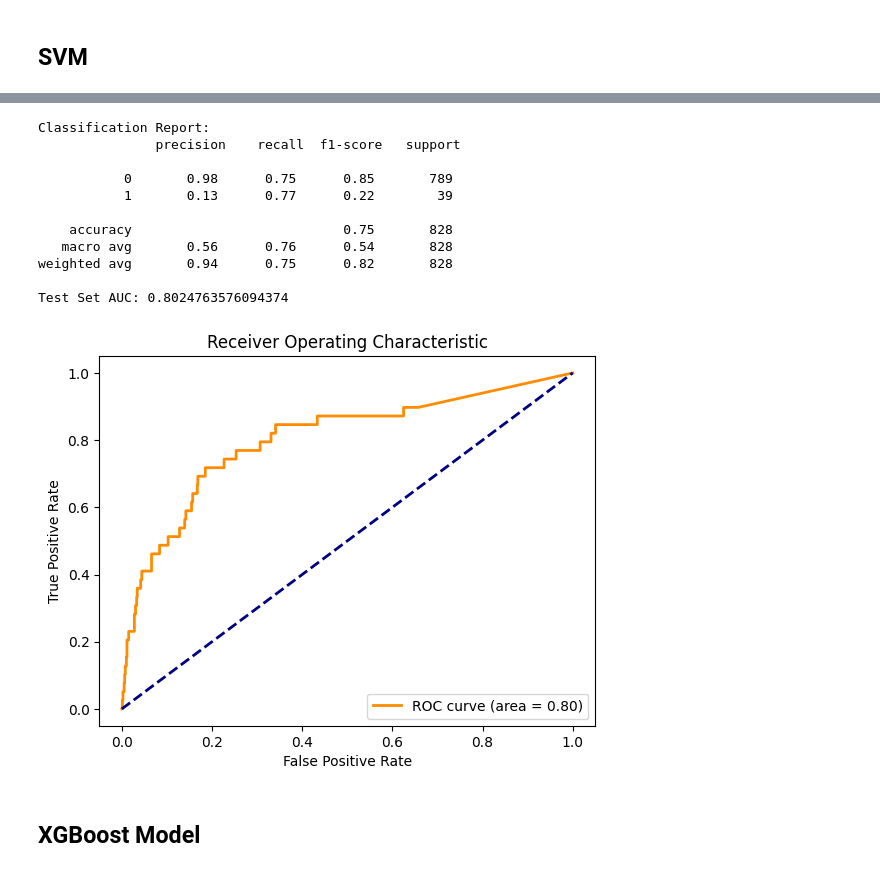
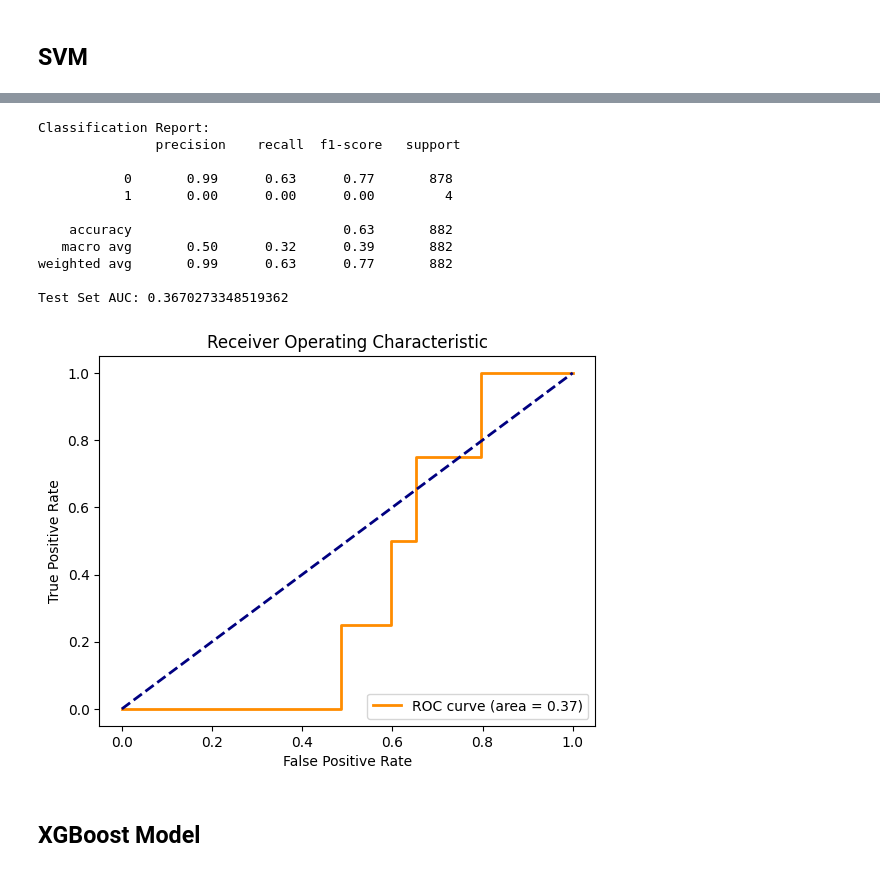
Before and after one commit to Tommy-Las/WatfordFC, a Jupyter notebook: ML_Model.ipynb, the cells around one changed output, grey strips where cells are left out. Drawn from its saved outputs; the diff is of its cells as text; code cells hidden in the pictures.

```diff
--- a/ML_Model.ipynb
+++ b/ML_Model.ipynb
@@ -196,7 +168,11 @@ y = df_sorted['Injury']
 # %%
+extra_cols = df_sorted[['DATE', 'PlayerID']]
+X = df_sorted[metrics_train]
+y = df_sorted['Injury']
+
 # Split the data into training and test sets
 # X_train, X_test, y_train, y_test, player_ids_train, player_ids_test = train_test_split(X, y, player_ids, test_size=0.3, random_state=42, stratify=y)
-X_train, X_test, y_train, y_test, extra_cols_train, extra_cols_test = train_test_split(X, y, extra_cols, test_size=0.3, random_state=42)
+X_train, X_test, y_train, y_test, extra_cols_train, extra_cols_test = train_test_split(X, y, extra_cols, test_size=0.2, random_state=42)
 # %% [markdown]
 ## Smote
 # %%
@@ -225,0 +209,16 @@ Name: count, dtype: int64
+# %%
+# Initialize datasets
+X_all = X_train_scaled  # Scaled features
+y_all = y_train.values  # Labels
+
+# Start with a small labeled dataset from the bottom of the sorted DataFrame
+initial_samples = 450  # Number of initial samples
+X_train_active = X_all[-initial_samples:]  # Select the last `initial_samples` rows
+y_train_active = y_all[-initial_samples:]  # Corresponding labels
+
+# Remaining unlabeled pool (everything except the selected rows)
+X_pool = X_all[:-initial_samples]
+y_pool = y_all[:-initial_samples]
+
+print(f"Initial training set size: {len(X_train_active)}")
+print(f"Remaining pool size: {len(X_pool)}")
@@ -398,6 +489,6 @@ print(feature_importance)
 # %%
 # Extract top features by absolute importance
-num_top_features = 15  # Adjust this to include the number of features you want
+num_top_features = 8  # Adjust this to include the number of features you want
 top_features = feature_importance.iloc[:num_top_features]["Feature"].values
 
 print(f"Selected Top {num_top_features} Features: {top_features}")
@@ -457,18 +579,15 @@ plt.show()
 # %% [markdown]
 ## SVM
 # %%
-# Split data into train/validation and testing sets
-X_train_val, X_test, y_train_val, y_test = train_test_split(X, y, test_size=0.2, stratify=y, random_state=42)
-
 # Standardize the features
 scaler = StandardScaler()
-X_train_val_scaled = scaler.fit_transform(X_train_val)
+X_train_val_scaled = scaler.fit_transform(X_train)
 X_test_scaled = scaler.transform(X_test)
 
 # Initialize SMOTE
 smote = SMOTE(random_state=42)
 # Apply SMOTE to training data
-X_resampled, y_resampled = smote.fit_resample(X_train_val_scaled, y_train_val)
+X_resampled, y_resampled = smote.fit_resample(X_train_val_scaled, y_train)
 
 # Define the parameter grid for hyperparameter tuning
 param_grid = {
@@ -505,61 +642,58 @@ print("Test Set AUC:", roc_auc)
 # %%
-# Split data into train/validation and testing sets
-X_train_val, X_test, y_train_val, y_test = train_test_split(X, y, test_size=0.2, stratify=y, random_state=42)
-
 # Standardize the features
-scaler = StandardScaler()
-X_train_val_scaled = scaler.fit_transform(X_train_val)
+scaler = MinMaxScaler()
+X_train_val_scaled = scaler.fit_transform(X_train)
 X_test_scaled = scaler.transform(X_test)
 
 # Initialize SMOTE
 smote = SMOTE(random_state=42)
 # Apply SMOTE to training data
-X_resampled, y_resampled = smote.fit_resample(X_train_val_scaled, y_train_val)
+X_resampled, y_resampled = smote.fit_resample(X_train_val_scaled, y_train)
 
 # # SMOTE for oversampling the training data
 # smote_enn = SMOTEENN(random_state=42)
 # X_resampled, y_resampled = smote_enn.fit_resample(X_train_val_scaled, y_train_val)
 
 # Train the SVM model
-svm_model = SVC(kernel='rbf', class_weight={0: 1, 1: 10}, C=0.5, gamma=0.1, probability=True, random_state=42)
+svm_model = SVC(kernel='rbf', class_weight="balanced", gamma='auto',probability=True, random_state=42)
 svm_model.fit(X_resampled, y_resampled)
 
 # Evaluate on the test set
 y_pred = svm_model.predict(X_test_scaled)
 y_prob = svm_model.predict_proba(X_test_scaled)[:, 1]
 
 # Classification report
 report = classification_report(y_test, y_pred)
 print("Classification Report:\n", report)
 
 # ROC-AUC
 fpr, tpr, _ = roc_curve(y_test, y_prob)
 roc_auc = auc(fpr, tpr)
 print("Test Set AUC:", roc_auc)
 
 # Plot ROC Curve (optional)
 import matplotlib.pyplot as plt
 plt.figure()
 plt.plot(fpr, tpr, color='darkorange', lw=2, label='ROC curve (area = %0.2f)' % roc_auc)
 plt.plot([0, 1], [0, 1], color='navy', lw=2, linestyle='--')
 plt.xlabel('False Positive Rate')
 plt.ylabel('True Positive Rate')
 plt.title('Receiver Operating Characteristic')
 plt.legend(loc="lower right")
 plt.show()
 # %% [output]
 Classification Report:
                precision    recall  f1-score   support
 
-           0       0.98      0.75      0.85       789
-           1       0.13      0.77      0.22        39
+           0       0.99      0.63      0.77       878
+           1       0.00      0.00      0.00         4
 
-    accuracy                           0.75       828
-   macro avg       0.56      0.76      0.54       828
-weighted avg       0.94      0.75      0.82       828
+    accuracy                           0.63       882
+   macro avg       0.50      0.32      0.39       882
+weighted avg       0.99      0.63      0.77       882
 
-Test Set AUC: 0.8024763576094374
+Test Set AUC: 0.3670273348519362
-[figure, old version]
+[figure, new version]
 # %% [markdown]
 ## XGBoost Model
 # %% [markdown]
```
Also changed, not shown: parts of 38 cells of this notebook, 3 other files.
